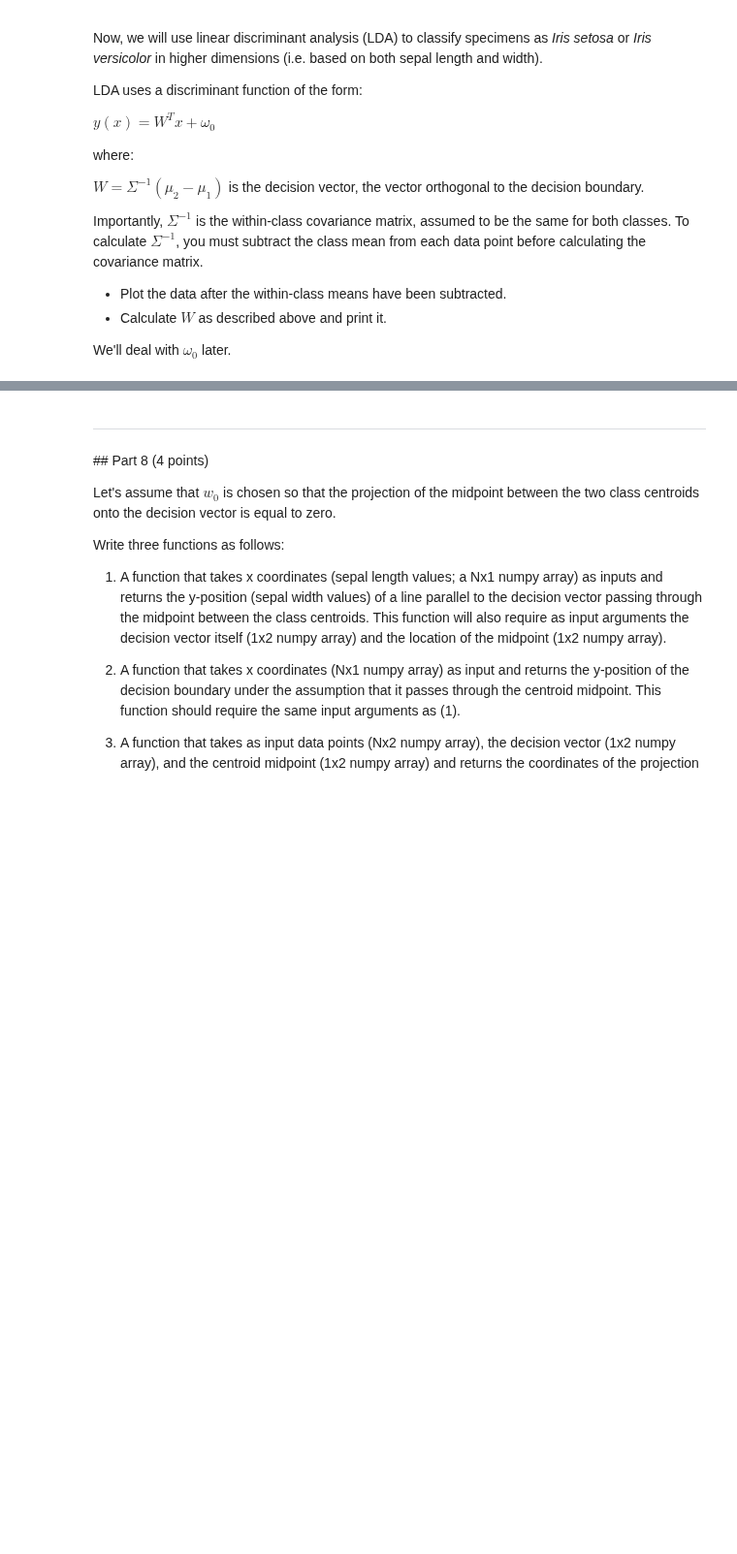
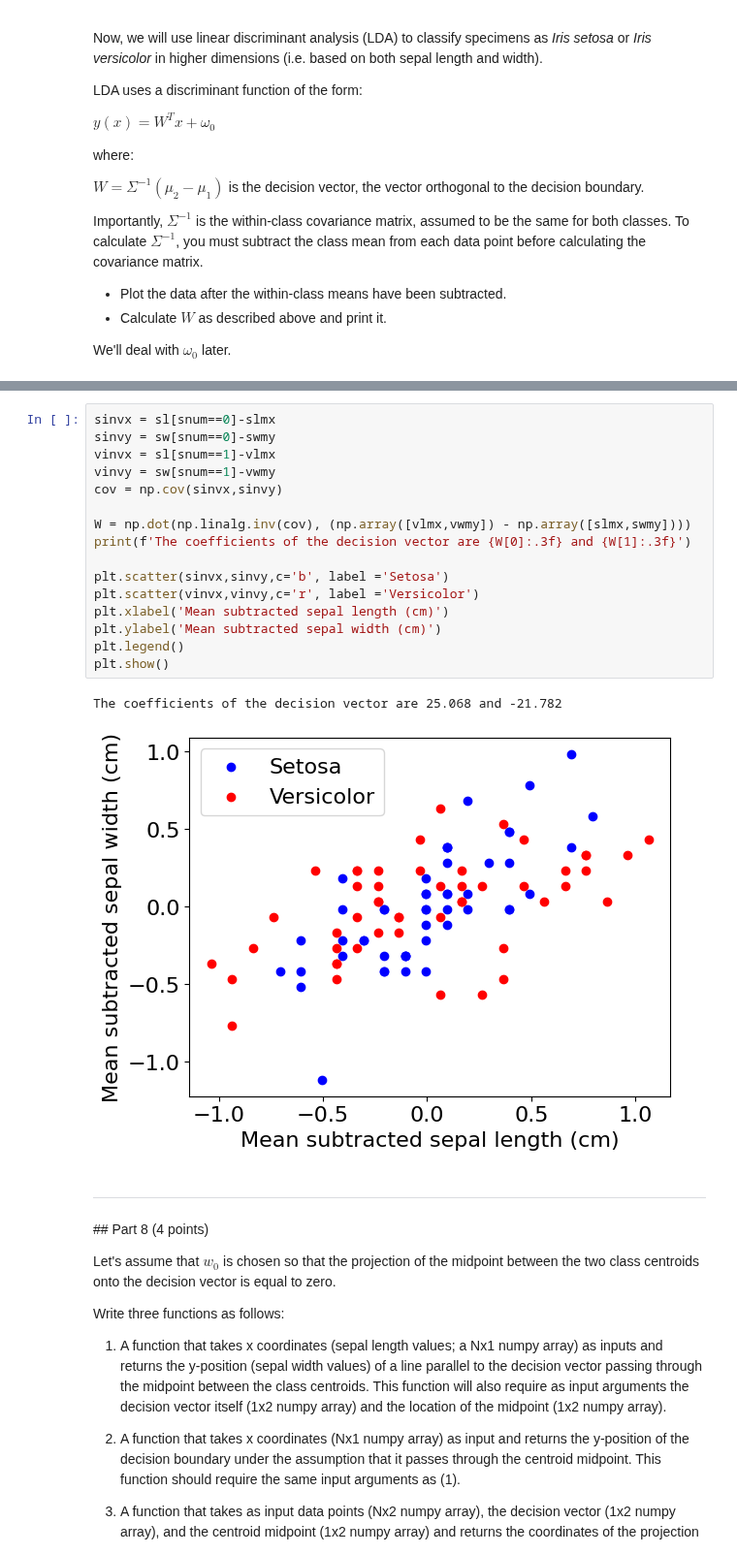
Before and after one commit to Urvi-M/BE559, a Jupyter notebook: Homework3_part1_v1.ipynb, the cells around one changed output, grey strips where cells are left out. Shown at 97% size. Saved outputs shown, nothing was run; the diff lists cells and outputs as text; blank space fills up the shorter version.

```diff
--- a/Homework3_part1_v1.ipynb
+++ b/Homework3_part1_v1.ipynb
@@ -233,3 +265,22 @@ The coefficients of the decision vector are xx.xxx and xx.xxx
+# %%
+sinvx = sl[snum==0]-slmx
+sinvy = sw[snum==0]-swmy
+vinvx = sl[snum==1]-vlmx
+vinvy = sw[snum==1]-vwmy
+cov = np.cov(sinvx,sinvy)
+
+W = np.dot(np.linalg.inv(cov), (np.array([vlmx,vwmy]) - np.array([slmx,swmy])))
+print(f'The coefficients of the decision vector are {W[0]:.3f} and {W[1]:.3f}')
+
+plt.scatter(sinvx,sinvy,c='b', label ='Setosa')
+plt.scatter(vinvx,vinvy,c='r', label ='Versicolor')
+plt.xlabel('Mean subtracted sepal length (cm)')
+plt.ylabel('Mean subtracted sepal width (cm)')
+plt.legend()
+plt.show()
+# %% [output]
+The coefficients of the decision vector are 25.068 and -21.782
+[figure, added]
 # %% [markdown]
 ---
 ## Part 8 (4 points)
```
Also changed, not shown: parts of 9 cells of this notebook.
